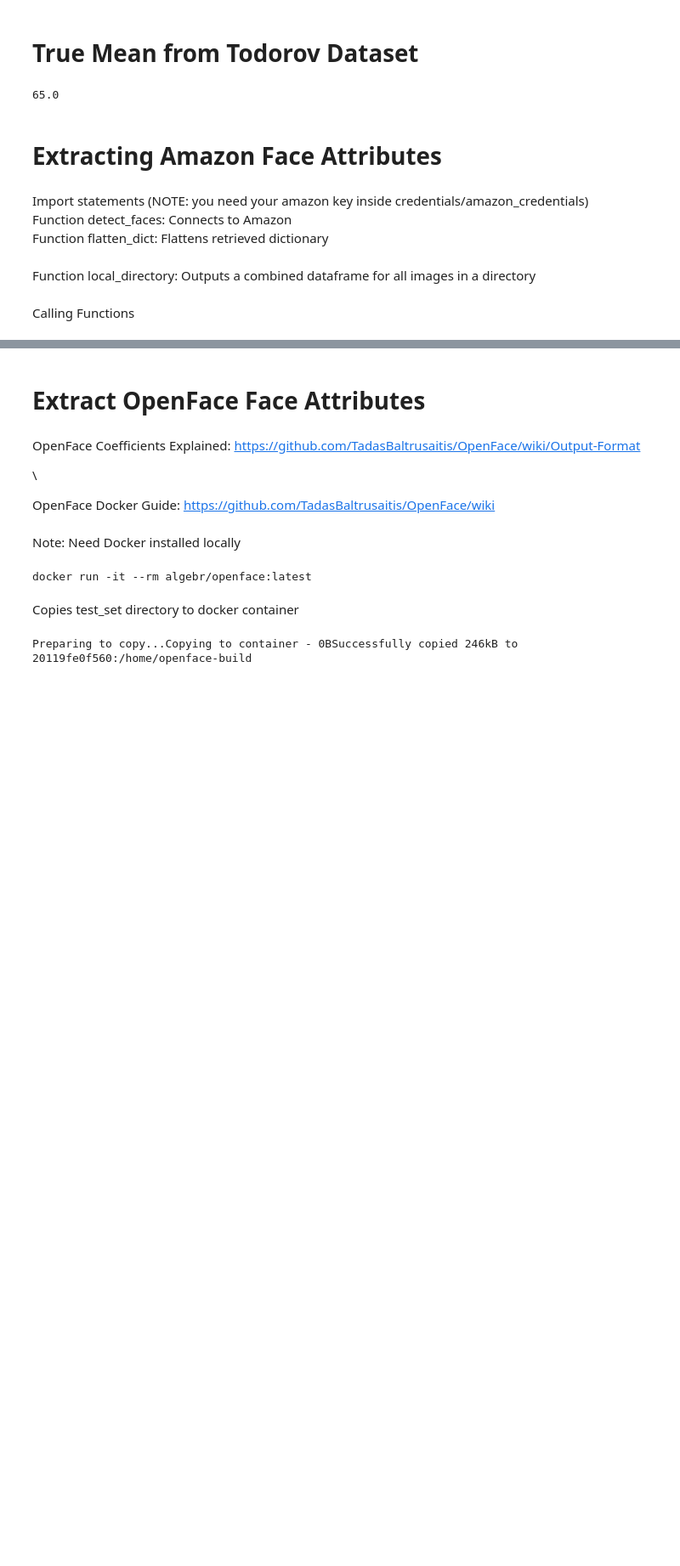
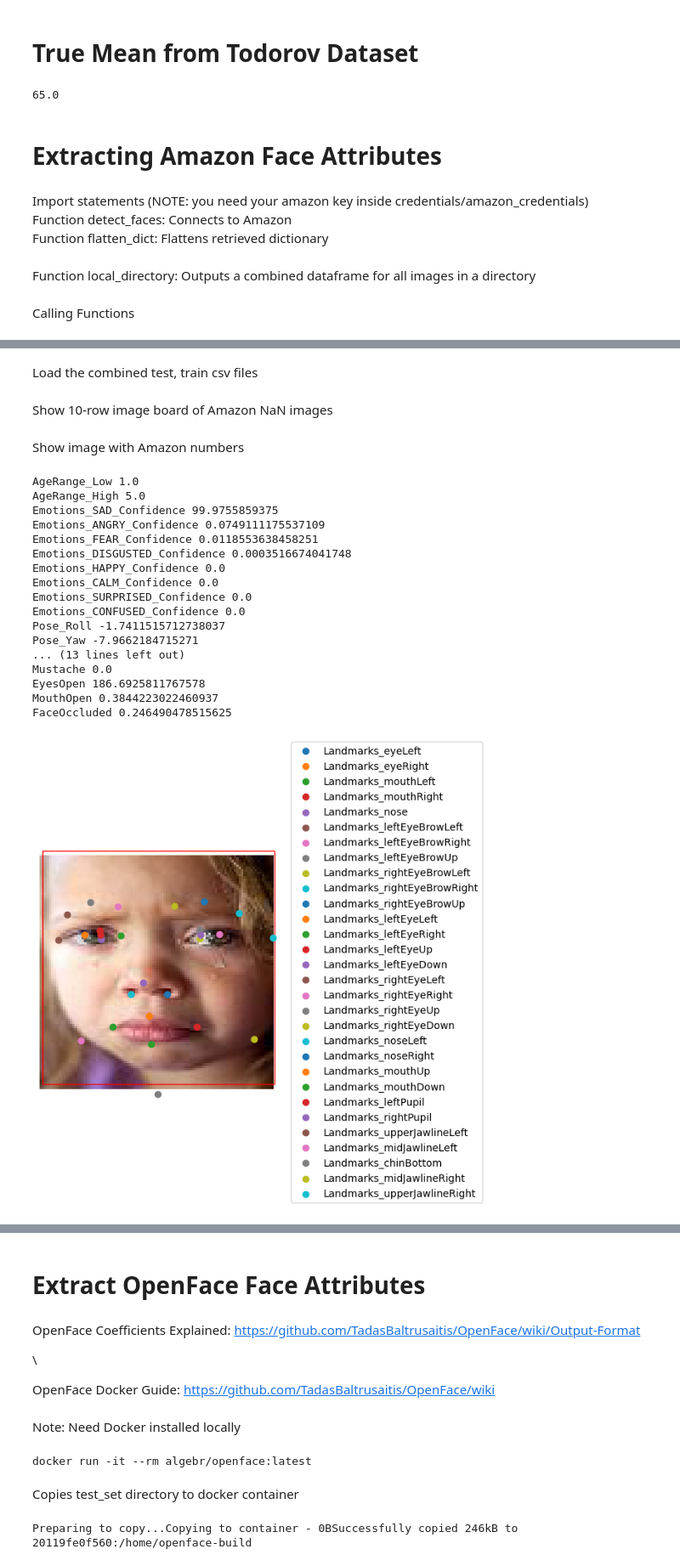
Before and after one commit to jiheeyy/subjective-output, a Jupyter notebook: combined_attribute.ipynb, the cells around one changed output, grey strips where cells are left out. Shown: that part at 85% size. Drawn from its saved outputs; the diff is of its cells as text; code cells hidden in the pictures; blank space fills up the shorter version.

Commit message:
before visualization

```diff
--- a/combined_attribute.ipynb
+++ b/combined_attribute.ipynb
@@ -125,0 +370,12 @@ amazon_df.to_csv('amazon_train.csv')
+# %% [markdown]
+Load the combined test, train csv files
+# %%
+test = pd.read_csv('rafdb_15k/DATASET/test_concat.csv')
+train = pd.read_csv('rafdb_15k/DATASET/train_concat.csv')
+
+test.drop(columns=['Unnamed: 0.1'], inplace=True)
+test.rename(columns={'Unnamed: 0':'Image_Name'}, inplace=True)
+train.drop(columns=['Unnamed: 0.1'], inplace=True)
+train.rename(columns={'Unnamed: 0':'Image_Name'}, inplace=True)
+# %% [markdown]
+Show 10-row image board of Amazon NaN images
@@ -125,0 +418,67 @@ amazon_df.to_csv('amazon_train.csv')
+# %% [markdown]
+Show image with Amazon numbers
+# %%
+print_cols = ['AgeRange_Low', 'AgeRange_High',
+       'Emotions_SAD_Confidence', 'Emotions_ANGRY_Confidence',
+       'Emotions_FEAR_Confidence', 'Emotions_DISGUSTED_Confidence',
+       'Emotions_HAPPY_Confidence', 'Emotions_CALM_Confidence',
+       'Emotions_SURPRISED_Confidence', 'Emotions_CONFUSED_Confidence','Pose_Roll', 'Pose_Yaw', 'Pose_Pitch', 'Quality_Brightness',
+       'Quality_Sharpness', 'Confidence', 'EyeDirection_Yaw',
+       'EyeDirection_Pitch', 'EyeDirection_Confidence', 'label', 'Smile',
+       'Eyeglasses', 'Sunglasses', 'Gender', 'Beard', 'Mustache', 'EyesOpen',
+       'MouthOpen', 'FaceOccluded']
+
+def show_random_amazon(df, index=0):
+    row = df.iloc[0]
+    file_path = os.path.join('rafdb_15k/DATASET', f"{row['Image_Name'].split('_')[0]}/{row['label']}/", row['Image_Name'])
+    image = plt.imread(file_path)
+    plt.imshow(image)
+    plt.axis('off')
+
+    img_h, img_w, img_ch = image.shape
+
+    #Draw a rectangle with row['BoundingBox_Width','BoundingBox_Height','BoundingBox_Left','BoundingBox_Top']
+    width = row['BoundingBox_Width'] * img_w
+    height = row['BoundingBox_Height'] * img_h
+    left = row['BoundingBox_Left'] * img_w
+    top = row['BoundingBox_Top'] * img_h
+    plt.gca().add_patch(plt.Rectangle((left, top), width, height, linewidth=1, edgecolor='r', facecolor='none'))
+
+    pattern = r'(.*)_X'  # This pattern matches any column name ending with '_Value'
+
+    # Iterate over columns in the DataFrame
+    for column in row.index:
+        match = re.match(pattern, column)
+        if match:
+            name = match.group(1)
+            plt.scatter(row[name+'_X']*img_w, row[name+'_Y']*img_h, label = name)
+
+    plt.legend(loc='center left', bbox_to_anchor=(1, 0.5))
+
+    # Print specified columns
+    for col in print_cols:
+        print(col, row[col])
+
+    plt.show()
+
+
+show_random_amazon(test)
+# %% [output]
+AgeRange_Low 1.0
+AgeRange_High 5.0
+Emotions_SAD_Confidence 99.9755859375
+Emotions_ANGRY_Confidence 0.0749111175537109
+Emotions_FEAR_Confidence 0.0118553638458251
+Emotions_DISGUSTED_Confidence 0.0003516674041748
+Emotions_HAPPY_Confidence 0.0
+Emotions_CALM_Confidence 0.0
+Emotions_SURPRISED_Confidence 0.0
+Emotions_CONFUSED_Confidence 0.0
+Pose_Roll -1.7411515712738037
+Pose_Yaw -7.9662184715271
+... (13 lines left out)
+Mustache 0.0
+EyesOpen 186.6925811767578
+MouthOpen 0.3844223022460937
+FaceOccluded 0.246490478515625
+[figure, added]
```
Also changed, not shown: parts of 10 cells of this notebook, 43 other files.
